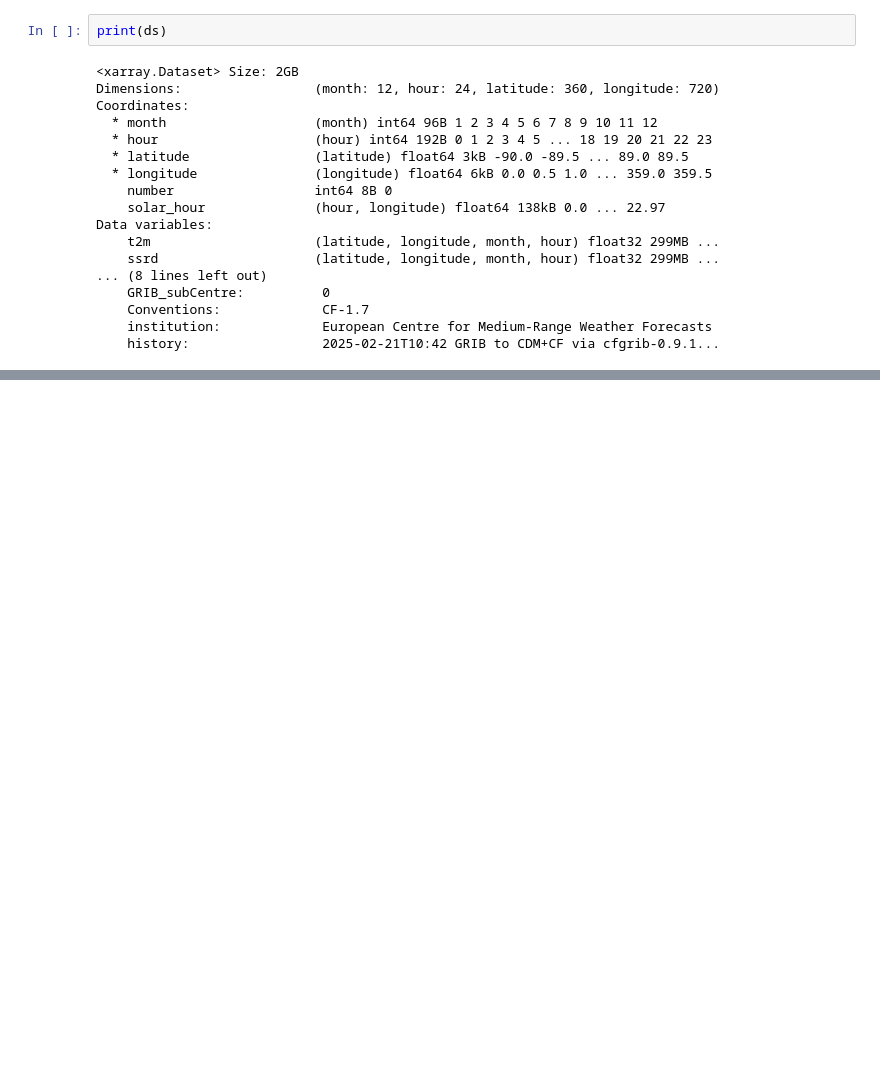
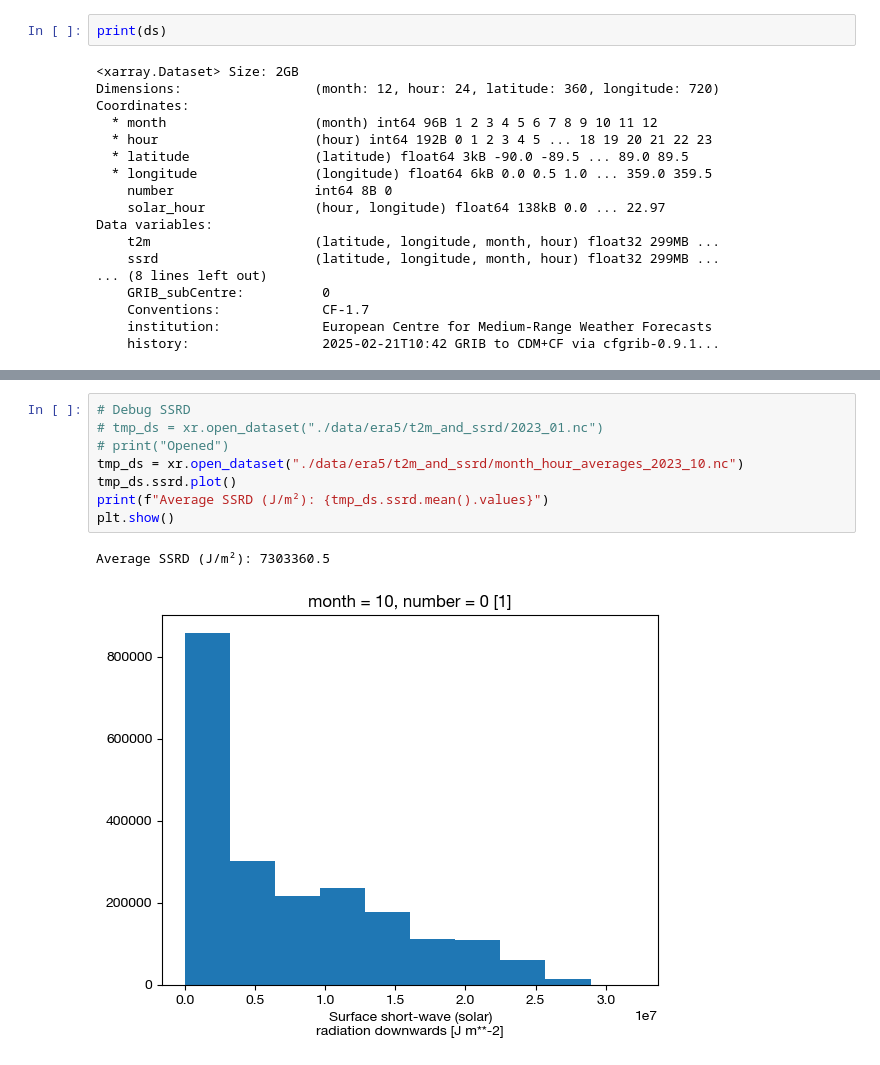
Before and after one commit to miloknowles/analysis, a Jupyter notebook: python/greenhouse_v2/explore_era5.ipynb, the cells around one changed output, grey strips where cells are left out. Drawn from its saved outputs; the diff is of its cells as text; blank space fills up the shorter version.

```diff
--- a/python/greenhouse_v2/explore_era5.ipynb
+++ b/python/greenhouse_v2/explore_era5.ipynb
@@ -274,0 +319,11 @@ plt.show()
+# %%
+# Debug SSRD
+# tmp_ds = xr.open_dataset("./data/era5/t2m_and_ssrd/2023_01.nc")
+# print("Opened")
+tmp_ds = xr.open_dataset("./data/era5/t2m_and_ssrd/month_hour_averages_2023_10.nc")
+tmp_ds.ssrd.plot()
+print(f"Average SSRD (J/m²): {tmp_ds.ssrd.mean().values}")
+plt.show()
+# %% [output]
+Average SSRD (J/m²): 7303360.5
+[figure, added]
```
Also changed, not shown: parts of 6 cells of this notebook.
